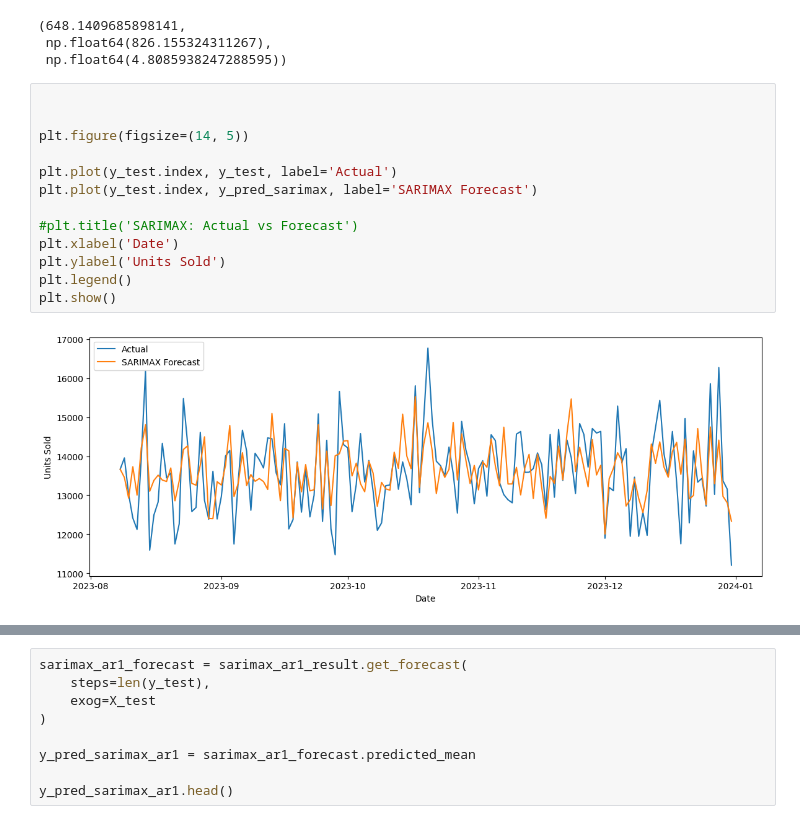
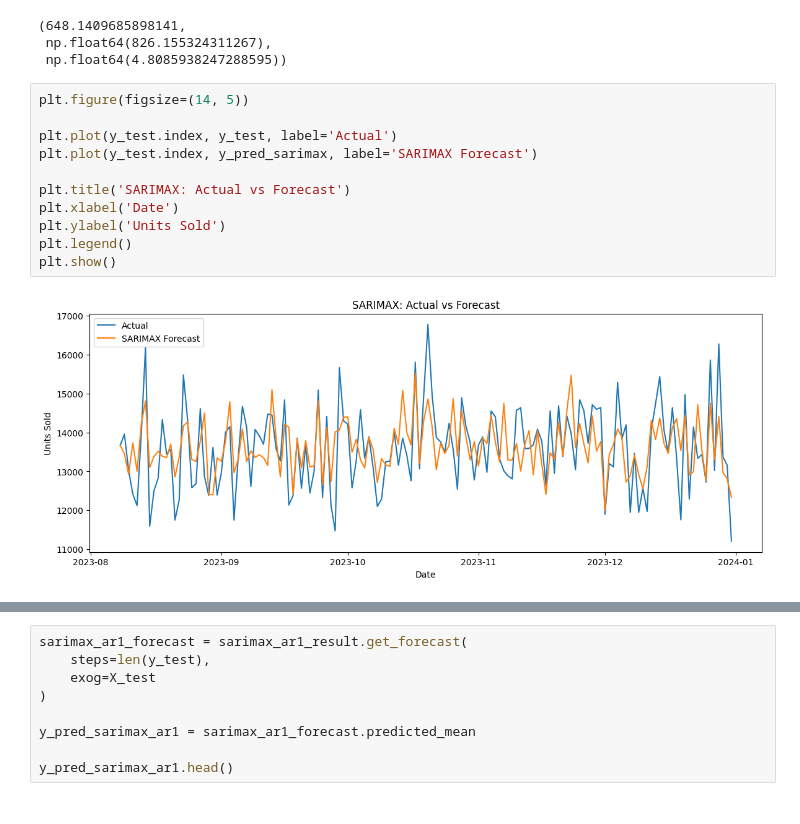
Before and after one commit to JeffinGeorgePalathingal/Retail-Sales-Time-Series-Forecasting, a Jupyter notebook: Notebook.ipynb, the cells around one changed output, grey strips where cells are left out. Saved outputs shown, nothing was run; the diff lists cells and outputs as text.

Commit message:
Rectifying images

```diff
--- a/Notebook.ipynb
+++ b/Notebook.ipynb
@@ -1298,20 +1298,18 @@ mae_sarimax, rmse_sarimax, mape_sarimax
  np.float64(826.155324311267),
  np.float64(4.8085938247288595))
 # %%
-
-
 plt.figure(figsize=(14, 5))
 
 plt.plot(y_test.index, y_test, label='Actual')
 plt.plot(y_test.index, y_pred_sarimax, label='SARIMAX Forecast')
 
-#plt.title('SARIMAX: Actual vs Forecast')
+plt.title('SARIMAX: Actual vs Forecast')
 plt.xlabel('Date')
 plt.ylabel('Units Sold')
 plt.legend()
 plt.show()
 # %% [output]
-[figure, old version]
+[figure, new version]
 # %%
 sarimax_ar1 = SARIMAX(
     y_train,
```
Also changed, not shown: parts of 4 cells of this notebook.
